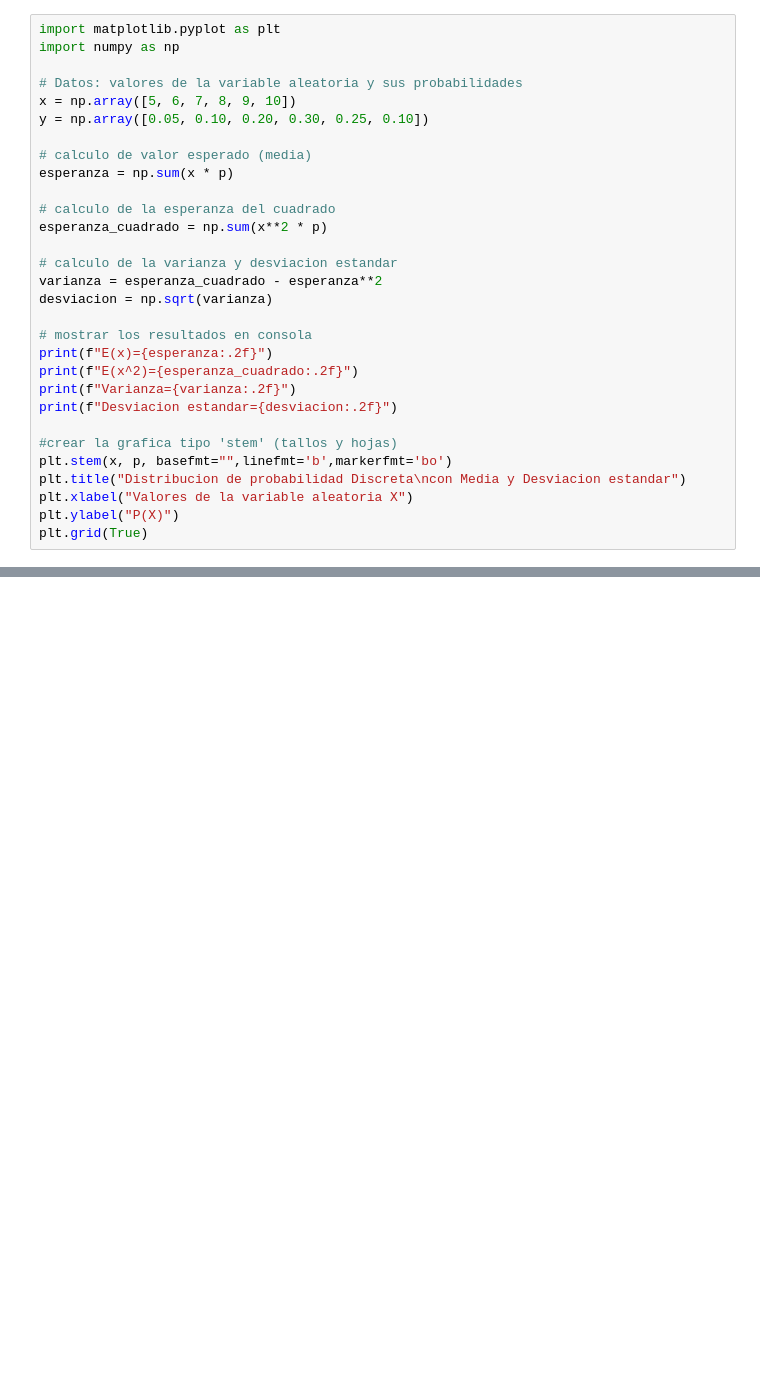
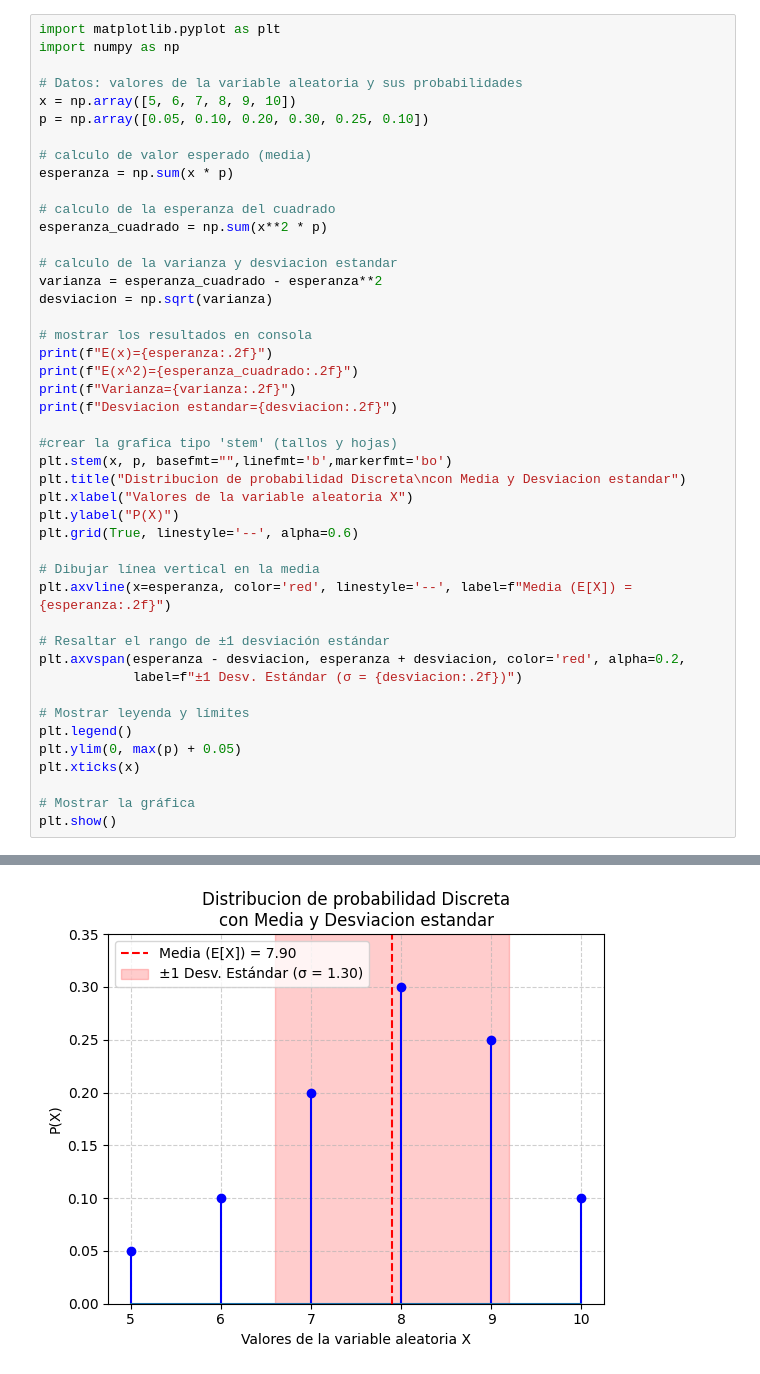
Before and after one commit to 25041097-jesus/Probabilidad, a Jupyter notebook: Unidad3/Programa 3 U3 Grafica de distribucion de probabilidad discreta.ipynb, the cells around one changed output, grey strips where cells are left out. Cells and saved outputs as stored; diff of their text form; blank space fills up the shorter version.

```diff
--- a/Unidad3/Programa 3 U3 Grafica de distribucion de probabilidad discreta.ipynb
+++ b/Unidad3/Programa 3 U3 Grafica de distribucion de probabilidad discreta.ipynb
@@ -6,7 +16,7 @@ import numpy as np
 
 # Datos: valores de la variable aleatoria y sus probabilidades
 x = np.array([5, 6, 7, 8, 9, 10])
-y = np.array([0.05, 0.10, 0.20, 0.30, 0.25, 0.10])
+p = np.array([0.05, 0.10, 0.20, 0.30, 0.25, 0.10])
 
 # calculo de valor esperado (media)
 esperanza = np.sum(x * p)
@@ -29,4 +39,20 @@ plt.stem(x, p, basefmt="",linefmt='b',markerfmt='bo')
 plt.title("Distribucion de probabilidad Discreta\ncon Media y Desviacion estandar")
 plt.xlabel("Valores de la variable aleatoria X")
 plt.ylabel("P(X)")
-plt.grid(True)
+plt.grid(True, linestyle='--', alpha=0.6)
+
+# Dibujar línea vertical en la media
+plt.axvline(x=esperanza, color='red', linestyle='--', label=f"Media (E[X]) = {esperanza:.2f}")
+
+# Resaltar el rango de ±1 desviación estándar
+plt.axvspan(esperanza - desviacion, esperanza + desviacion, color='red', alpha=0.2,
+            label=f"±1 Desv. Estándar (σ = {desviacion:.2f})")
+
+# Mostrar leyenda y límites
+plt.legend()
+plt.ylim(0, max(p) + 0.05)
+plt.xticks(x)
+
+# Mostrar la gráfica
+plt.show()
+# %% [output]
@@ -32,0 +63 @@ plt.grid(True)
+[figure, added]
```
Also changed, not shown: parts of 2 cells of this notebook.
